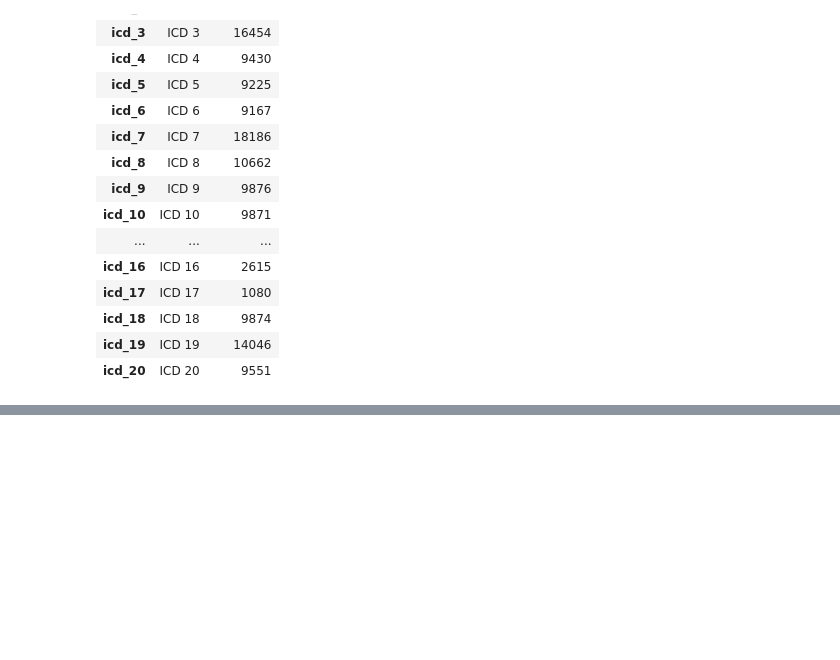
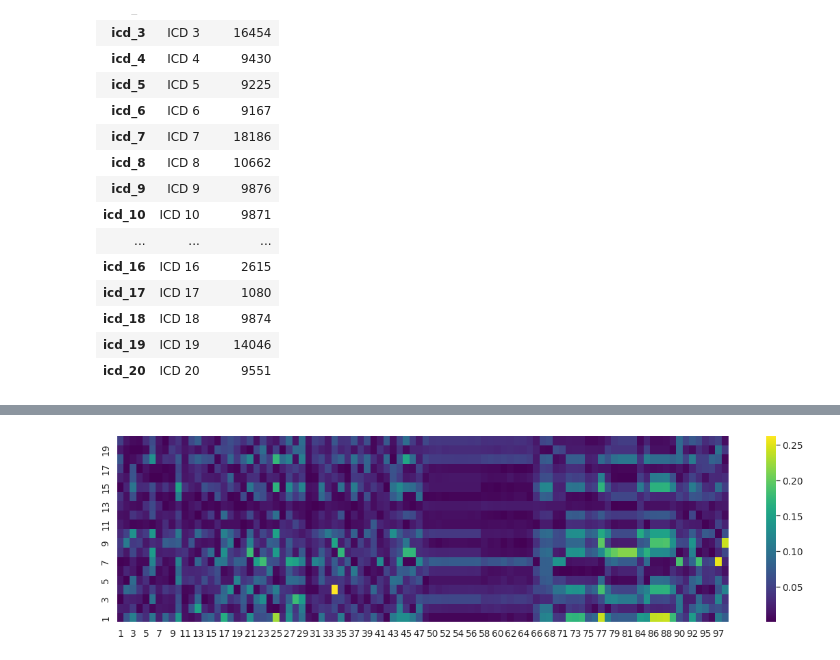
Before and after one commit to suvdzul/Reproduce-RNN-paper, a Jupyter notebook: analyze/Primary_Analysis.ipynb, the cells around one changed output, grey strips where cells are left out. Saved outputs shown, nothing was run; the diff lists cells and outputs as text; code cells hidden in the pictures; blank space fills up the shorter version.

```diff
--- a/analyze/Primary_Analysis.ipynb
+++ b/analyze/Primary_Analysis.ipynb
@@ -185,0 +571,6 @@ plt.show(sns)
+# %%
+# Merging icd and missing dataframes
+missing['stay_id'] = missing.index
+icd_missing = pd.merge(icd_data, missing, on=['stay_id'])
+icd_missing=icd_missing.drop(['subject_id','hadm_id','stay_id'],axis=1)
+display(icd_missing)
@@ -185,0 +591,9 @@ plt.show(sns)
+# %%
+# Calculating correlation of each of ICD categories with missing rates of each covariate
+icd = ['icd_1','icd_2','icd_3','icd_4','icd_5','icd_6','icd_7','icd_8','icd_9','icd_10','icd_11','icd_12','icd_13','icd_14','icd_15','icd_16','icd_17','icd_18','icd_19','icd_20',]
+icd_corr = pd.DataFrame([])
+for x in range(len(cov)):
+  for i in range(len(icd)):
+    icd_corr.at[i,x] =  icd_missing[icd[i]].corr(icd_missing[cov[x]])
+
+icd_corr = icd_corr.abs()
@@ -185,0 +621,10 @@ plt.show(sns)
+# %%
+icd_corr.index = range(1,21,1)
+icd_corr.columns = cov
+
+fig, ax = plt.subplots(figsize=(20,5))
+ax=sns.heatmap(icd_corr , fmt="g", cmap='viridis')
+ax.invert_yaxis()
+plt.show()
+# %% [output]
+[figure, added]
```
Also changed, not shown: parts of 37 cells of this notebook.
